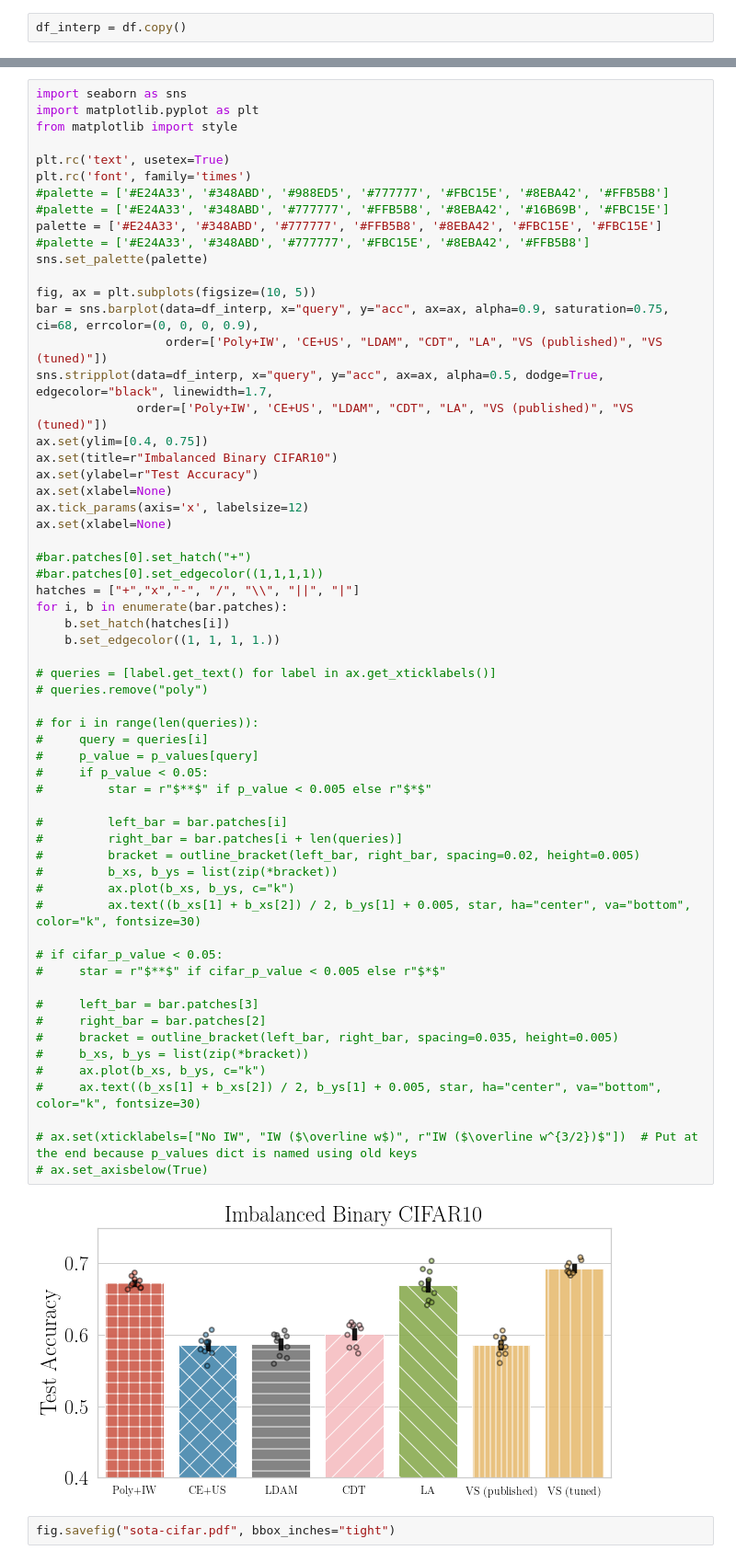
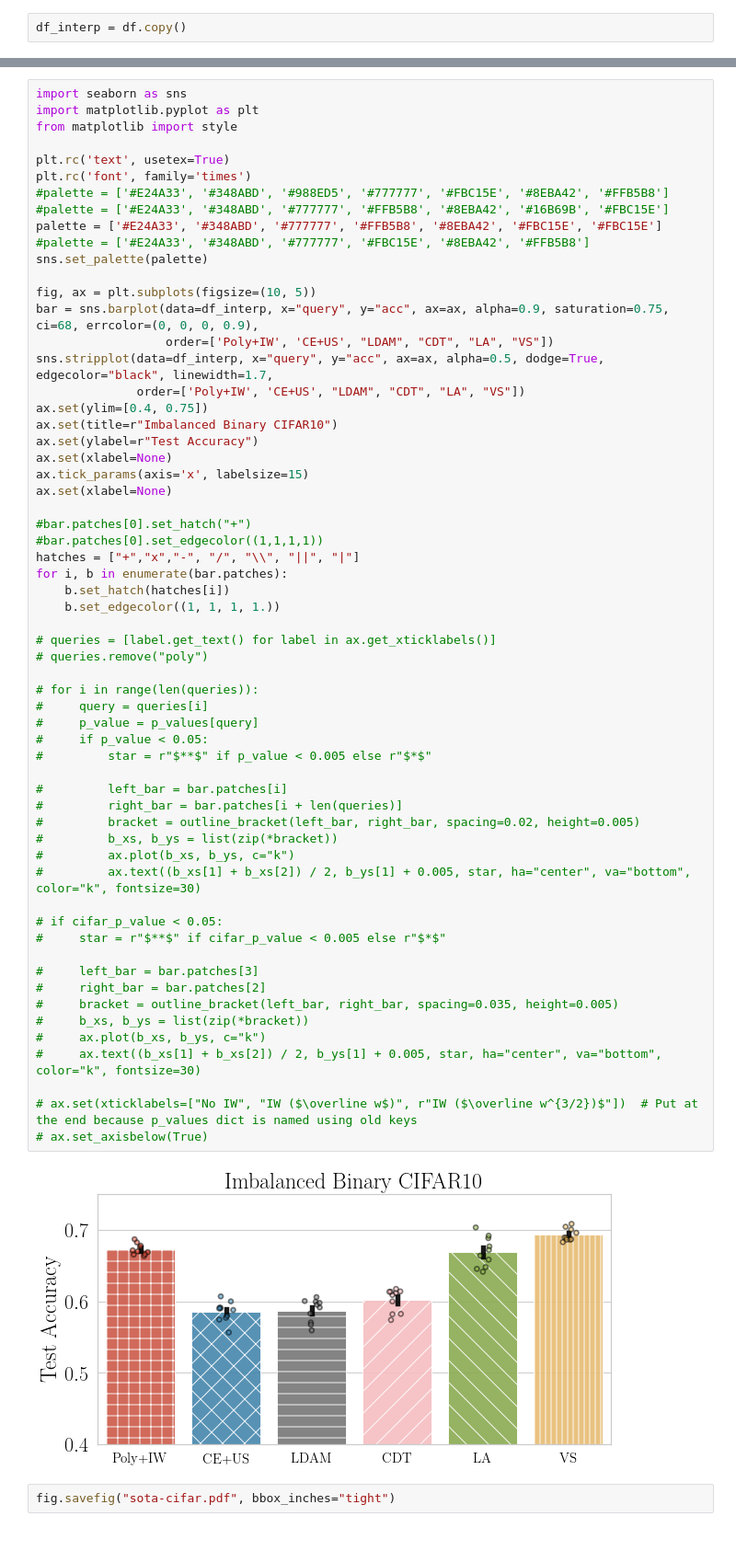
Before and after one commit to KeAWang/importance-weighting-interpolating-classifiers, a Jupyter notebook: notebooks/plot_sota_cifar_table.ipynb, the cells around one changed output, grey strips where cells are left out. Shown: that part at 92% size. Saved outputs shown, nothing was run; the diff lists cells and outputs as text.

Commit message:
update plot notebooks

```diff
--- a/notebooks/plot_sota_cifar_table.ipynb
+++ b/notebooks/plot_sota_cifar_table.ipynb
@@ -242,14 +250,14 @@ sns.set_palette(palette)
 
 fig, ax = plt.subplots(figsize=(10, 5))
 bar = sns.barplot(data=df_interp, x="query", y="acc", ax=ax, alpha=0.9, saturation=0.75, ci=68, errcolor=(0, 0, 0, 0.9),
-                  order=['Poly+IW', 'CE+US', "LDAM", "CDT", "LA", "VS (published)", "VS (tuned)"])
+                  order=['Poly+IW', 'CE+US', "LDAM", "CDT", "LA", "VS"])
 sns.stripplot(data=df_interp, x="query", y="acc", ax=ax, alpha=0.5, dodge=True, edgecolor="black", linewidth=1.7,
-              order=['Poly+IW', 'CE+US', "LDAM", "CDT", "LA", "VS (published)", "VS (tuned)"])
+              order=['Poly+IW', 'CE+US', "LDAM", "CDT", "LA", "VS"])
 ax.set(ylim=[0.4, 0.75])
 ax.set(title=r"Imbalanced Binary CIFAR10")
 ax.set(ylabel=r"Test Accuracy")
 ax.set(xlabel=None)
-ax.tick_params(axis='x', labelsize=12)
+ax.tick_params(axis='x', labelsize=15)
 ax.set(xlabel=None)
 
 #bar.patches[0].set_hatch("+")
@@ -261,33 +269,33 @@ for i, b in enumerate(bar.patches):
 
 # queries = [label.get_text() for label in ax.get_xticklabels()]
 # queries.remove("poly")
 
 # for i in range(len(queries)):
 #     query = queries[i]
 #     p_value = p_values[query]
 #     if p_value < 0.05:
 #         star = r"$**$" if p_value < 0.005 else r"$*$"
 
 #         left_bar = bar.patches[i]
 #         right_bar = bar.patches[i + len(queries)]
 #         bracket = outline_bracket(left_bar, right_bar, spacing=0.02, height=0.005)
 #         b_xs, b_ys = list(zip(*bracket))
 #         ax.plot(b_xs, b_ys, c="k")
 #         ax.text((b_xs[1] + b_xs[2]) / 2, b_ys[1] + 0.005, star, ha="center", va="bottom", color="k", fontsize=30)
 
 # if cifar_p_value < 0.05:
 #     star = r"$**$" if cifar_p_value < 0.005 else r"$*$"
 
 #     left_bar = bar.patches[3]
 #     right_bar = bar.patches[2]
 #     bracket = outline_bracket(left_bar, right_bar, spacing=0.035, height=0.005)
 #     b_xs, b_ys = list(zip(*bracket))
 #     ax.plot(b_xs, b_ys, c="k")
 #     ax.text((b_xs[1] + b_xs[2]) / 2, b_ys[1] + 0.005, star, ha="center", va="bottom", color="k", fontsize=30)
 
 # ax.set(xticklabels=["No IW", "IW ($\overline w$)", r"IW ($\overline w^{3/2})$"])  # Put at the end because p_values dict is named using old keys
 # ax.set_axisbelow(True)
 # %% [output]
-[figure, old version]
+[figure, new version]
 # %%
 fig.savefig("sota-cifar.pdf", bbox_inches="tight")
```
Also changed, not shown: parts of 7 cells of this notebook, 18 other files.
